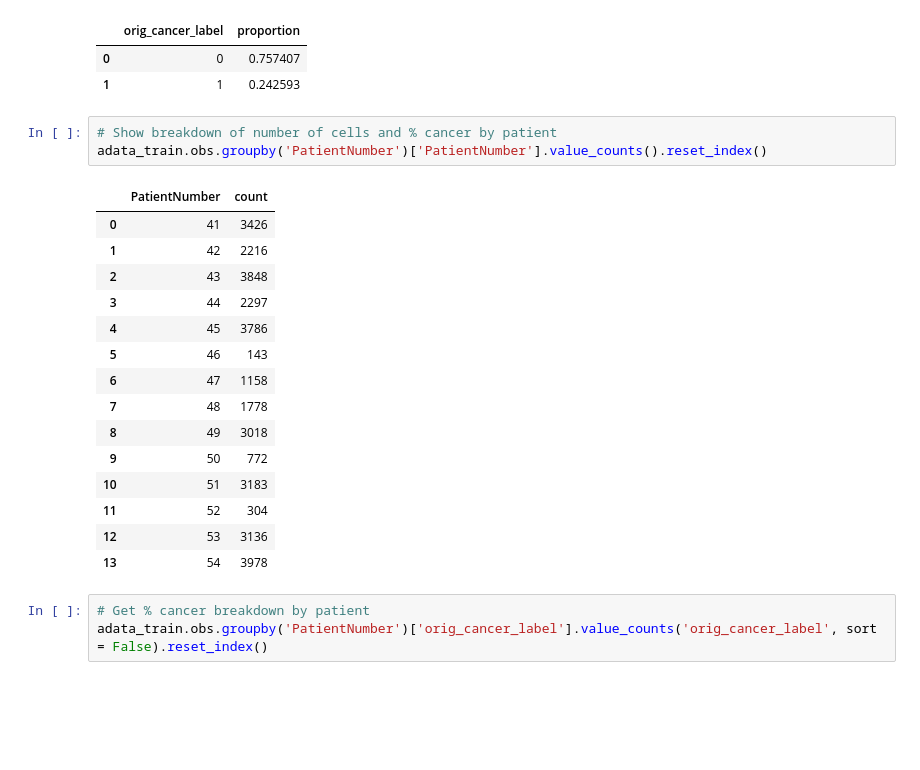
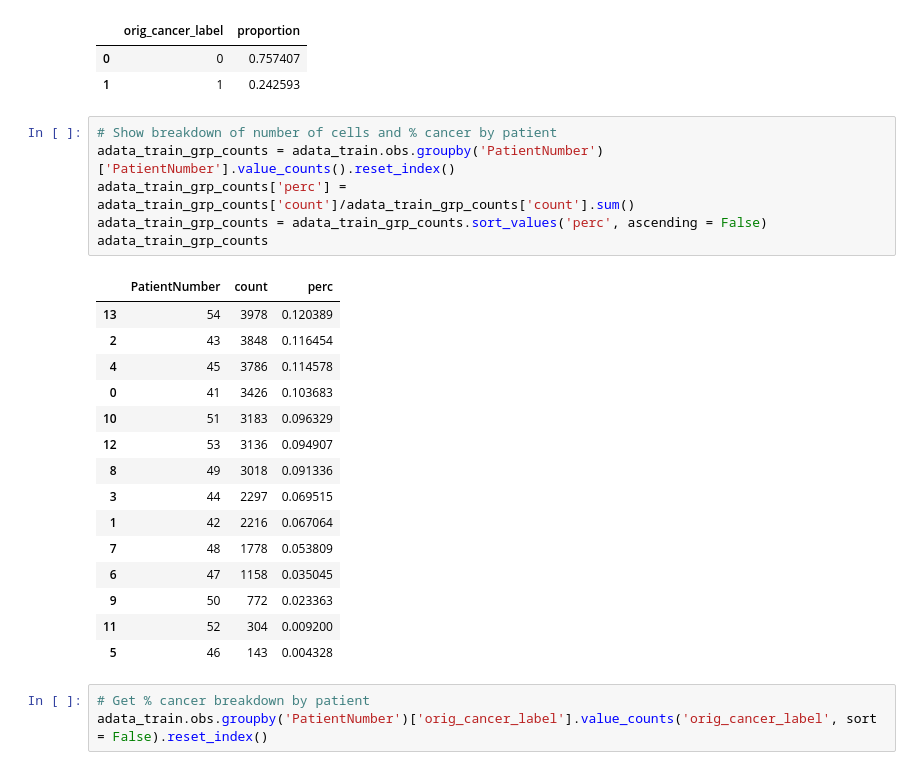
Before and after one commit to b-richins92/Cancer_Prediction_10x, a Jupyter notebook: 0_create_datasets_stats.ipynb, the cells around one changed output. Cells and saved outputs as stored; diff of their text form; blank space fills up the shorter version.

Commit message:
Added percent cells per patient for each label, percents contributed by each patient overall, reran notebook

```diff
--- a/0_create_datasets_stats.ipynb
+++ b/0_create_datasets_stats.ipynb
@@ -56,23 +56,26 @@ adata_train.obs['orig_cancer_label'].value_counts('orig_cancer_label', sort = Fa
 | 1 | 1 | 0.242593 |
 # %%
 # Show breakdown of number of cells and % cancer by patient
-adata_train.obs.groupby('PatientNumber')['PatientNumber'].value_counts().reset_index()
+adata_train_grp_counts = adata_train.obs.groupby('PatientNumber')['PatientNumber'].value_counts().reset_index()
+adata_train_grp_counts['perc'] = adata_train_grp_counts['count']/adata_train_grp_counts['count'].sum()
+adata_train_grp_counts = adata_train_grp_counts.sort_values('perc', ascending = False)
+adata_train_grp_counts
 # %% [output]
-|  | PatientNumber | count |
-| 0 | 41 | 3426 |
-| 1 | 42 | 2216 |
-| 2 | 43 | 3848 |
-| 3 | 44 | 2297 |
-| 4 | 45 | 3786 |
-| 5 | 46 | 143 |
-| 6 | 47 | 1158 |
-| 7 | 48 | 1778 |
-| 8 | 49 | 3018 |
-| 9 | 50 | 772 |
-| 10 | 51 | 3183 |
-| 11 | 52 | 304 |
-| 12 | 53 | 3136 |
-| 13 | 54 | 3978 |
+|  | PatientNumber | count | perc |
+| 13 | 54 | 3978 | 0.120389 |
+| 2 | 43 | 3848 | 0.116454 |
+| 4 | 45 | 3786 | 0.114578 |
+| 0 | 41 | 3426 | 0.103683 |
+| 10 | 51 | 3183 | 0.096329 |
+| 12 | 53 | 3136 | 0.094907 |
+| 8 | 49 | 3018 | 0.091336 |
+| 3 | 44 | 2297 | 0.069515 |
+| 1 | 42 | 2216 | 0.067064 |
+| 7 | 48 | 1778 | 0.053809 |
+| 6 | 47 | 1158 | 0.035045 |
+| 9 | 50 | 772 | 0.023363 |
+| 11 | 52 | 304 | 0.009200 |
+| 5 | 46 | 143 | 0.004328 |
 # %%
 # Get % cancer breakdown by patient
 adata_train.obs.groupby('PatientNumber')['orig_cancer_label'].value_counts('orig_cancer_label', sort = False).reset_index()
```
Also changed, not shown: parts of 15 cells of this notebook.
